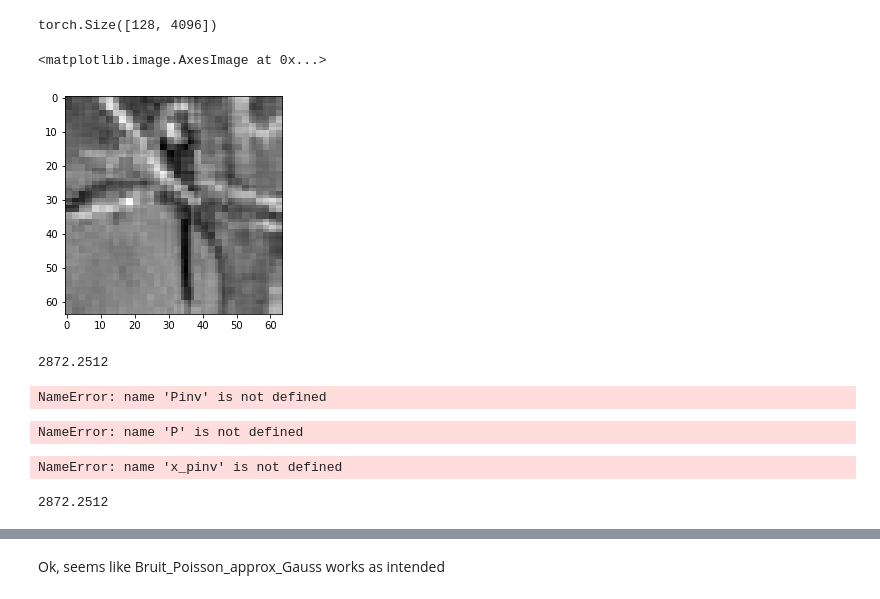
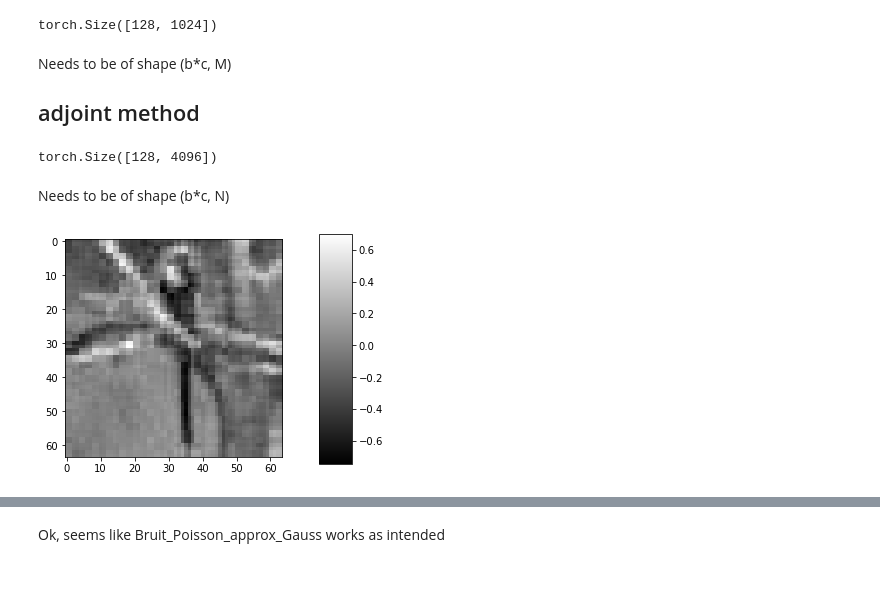
Before and after one commit to openspyrit/spyrit-examples, a Jupyter notebook: Debug_version_2/Forward_operator_debug.ipynb, the cells around one changed output, grey strips where cells are left out. Cells and saved outputs as stored; diff of their text form; code cells hidden in the pictures.

```diff
--- a/Debug_version_2/Forward_operator_debug.ipynb
+++ b/Debug_version_2/Forward_operator_debug.ipynb
@@ -69,0 +62,2 @@ plt.imshow(np.reshape(img,(h,w)), cmap='gray')
+# %%
+FO = Forward_operator(Pmat)
@@ -70,37 +99,24 @@ plt.imshow(np.reshape(img,(h,w)), cmap='gray')
 # %%
-y = F(x)
+y = FO(x)
+# %%
+y.shape
+# %% [output]
+torch.Size([128, 1024])
+# %% [markdown]
+Needs to be of shape (b*c, M)
+
+## adjoint method
 # %%
-x_est = F.adjoint(y)
+x_est = FO.adjoint(y)
 # %%
 x_est.shape
 # %% [output]
 torch.Size([128, 4096])
+# %% [markdown]
+Needs to be of shape (b*c, N)
 # %%
-img = x_est[1,:]
+img = 1/(w*h)*x_est[1,:]
 img = img.numpy();
-plt.imshow(np.reshape(img,(h,w)), cmap='gray')
+imagesc(np.reshape(img,(h,w)))
 # %% [output]
-<matplotlib.image.AxesImage at 0x...>
-[figure, old version]
+[figure, new version]
-# %%
-np.amax(img)
-# %% [output]
-2872.2512
-# %%
-P = Pinv(F)
-# %% [output]
-NameError: name 'Pinv' is not defined
-# %%
-x_pinv = P(y)
-# %% [output]
-NameError: name 'P' is not defined
-# %%
-img = x_pinv[1,:]
-img = img.numpy();
-plt.imshow(np.reshape(img,(h,w)), cmap='gray')
-# %% [output]
-NameError: name 'x_pinv' is not defined
-# %%
-np.amax(img)
-# %% [output]
-2872.2512
```
Also changed, not shown: parts of 42 cells of this notebook.
